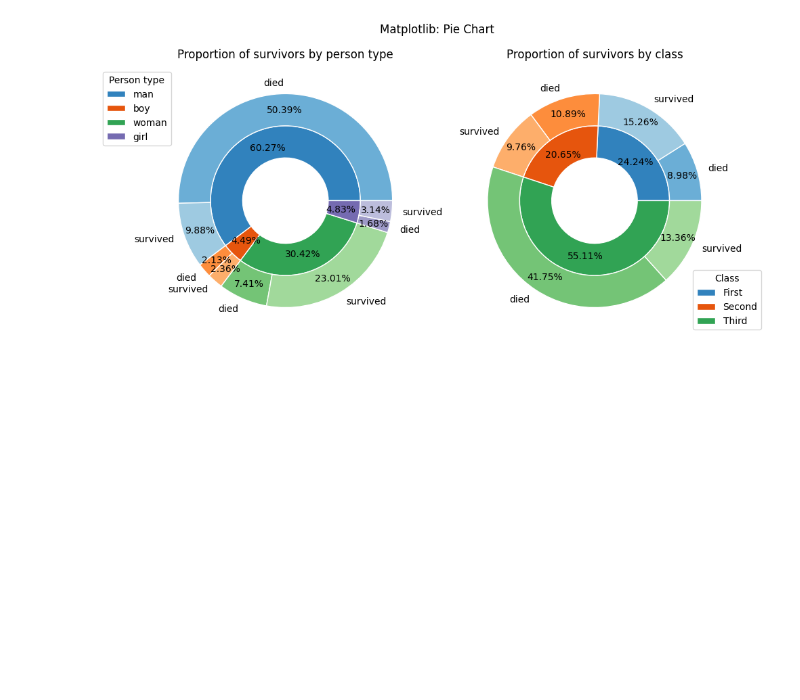
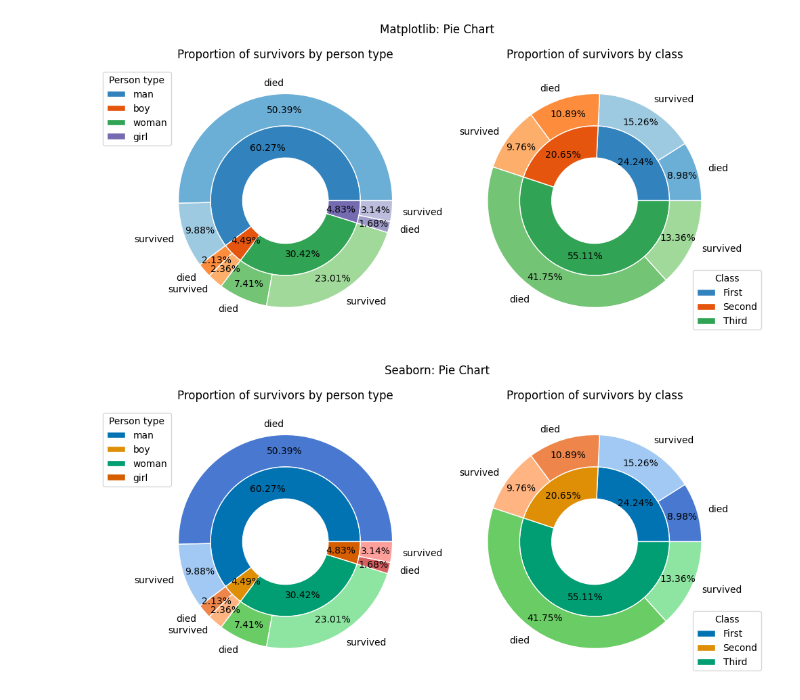
Before and after one commit to BogdanPinchuk/DataScience-PBY_HW8, a Jupyter notebook: Bohdan_Pinchuk_DS_HW8.ipynb, the cells around one changed output. Saved outputs shown, nothing was run; the diff lists cells and outputs as text; code cells hidden in the pictures; blank space fills up the shorter version.

Commit message:
[Homework8] - implemented pie chart for seaborn

```diff
--- a/Bohdan_Pinchuk_DS_HW8.ipynb
+++ b/Bohdan_Pinchuk_DS_HW8.ipynb
@@ -1415,3 +1415,94 @@ plt.tight_layout()
 plt.show()
 # %% [output]
 [figure]
+# %%
+# Graphic results - Pie Chart - Seaborn
+
+import numpy as np
+import seaborn as sns
+import matplotlib.pyplot as plt
+
+# Input data
+lib_name = "Seaborn"
+chart_name = "Pie Chart"
+size = 0.3
+
+# Solution
+colors = []
+colors_1 = sns.color_palette("colorblind")
+colors_2 = sns.color_palette("muted")
+colors_3 = sns.color_palette("pastel")
+
+for idx in range(len(colors_1)):
+    colors.append(colors_1[idx])
+    colors.append(colors_2[idx])
+    colors.append(colors_3[idx])
+
+person_types = grouped_swscf_survived_person.index.get_level_values(person_type_col_name).unique().tolist()
+# better for the chart
+person_types = ["man", "boy", "woman", "girl"]
+
+person_survival = []
+person_survival_str = []
+for person_type in person_types:
+    person_data = grouped_swscf_survived_person.loc[person_type]
+    person_survival.append(person_data.values.flatten().tolist())
+    person_labels = person_data.index.get_level_values(survived_col_name)
+    person_survival_str.append(["died" if x == 0 else "survived" for x in person_labels])
+
+person_survival = np.array(person_survival)
+person_survival_str = np.array(person_survival_str).flatten()
+
+outer_indexes_p = [i * 3 for i in range(len(person_types))]
+inner_indexes_p = [j for i in outer_indexes_p for j in (i + 1, i + 2)]
+outer_colors_p = [colors[i] for i in outer_indexes_p]
+inner_colors_p = [colors[i] for i in inner_indexes_p]
+
+classes = grouped_swscf_survived_class.index.get_level_values(class_col_name).unique().tolist()
+
+class_survival = []
+class_survival_str = []
+for clazz in classes:
+    class_data = grouped_swscf_survived_class.loc[clazz]
+    class_survival.append(class_data.values.flatten().tolist())
+    class_labels = class_data.index.get_level_values(survived_col_name)
+    class_survival_str.append(["died" if x == 0 else "survived" for x in class_labels])
+
+class_survival = np.array(class_survival)
+class_survival_str = np.array(class_survival_str).flatten()
+
+outer_indexes_c = [i * 3 for i in range(len(classes))]
+inner_indexes_c = [j for i in outer_indexes_c for j in (i + 1, i + 2)]
+outer_colors_c = [colors[i] for i in outer_indexes_c]
+inner_colors_c = [colors[i] for i in inner_indexes_c]
+
+_, axes = plt.subplots(1, 2, figsize=(10, 5))
+
+ax = axes[0]
+wedges, _, _ = ax.pie(person_survival.sum(axis=1), radius=1 - size, colors=outer_colors_p,
+                      wedgeprops=dict(width=size, edgecolor='w'), autopct='%1.2f%%', pctdistance=0.75)
+ax.legend(wedges, person_types, title="Person type", loc="upper left", bbox_to_anchor=(-0.2, 1))
+
+ax.pie(person_survival.flatten(), radius=1, colors=inner_colors_p, wedgeprops=dict(width=size, edgecolor='w'),
+       autopct='%1.2f%%', pctdistance=0.85, labels=person_survival_str, labeldistance=1.1)
+
+ax.set(aspect="equal")
+ax.set_title("Proportion of survivors by person type", pad=10, loc='center', color='black')
+
+ax = axes[1]
+wedges, _, _ = ax.pie(class_survival.sum(axis=1), radius=1 - size, colors=outer_colors_c,
+                      wedgeprops=dict(width=size, edgecolor='w'), autopct='%1.2f%%', pctdistance=0.75)
+ax.legend(wedges, classes, title="Class", loc="lower left", bbox_to_anchor=(0.85, 0))
+
+ax.pie(class_survival.flatten(), radius=1, colors=inner_colors_c, wedgeprops=dict(width=size, edgecolor='w'),
+       autopct='%1.2f%%', pctdistance=0.85, labels=class_survival_str, labeldistance=1.1)
+
+ax.set(aspect="equal")
+ax.set_title("Proportion of survivors by class", pad=10, loc='center', color='black')
+
+plt.suptitle(f"{lib_name}: {chart_name}")
+
+plt.tight_layout()
+plt.show()
+# %% [output]
+[figure, added]
```
